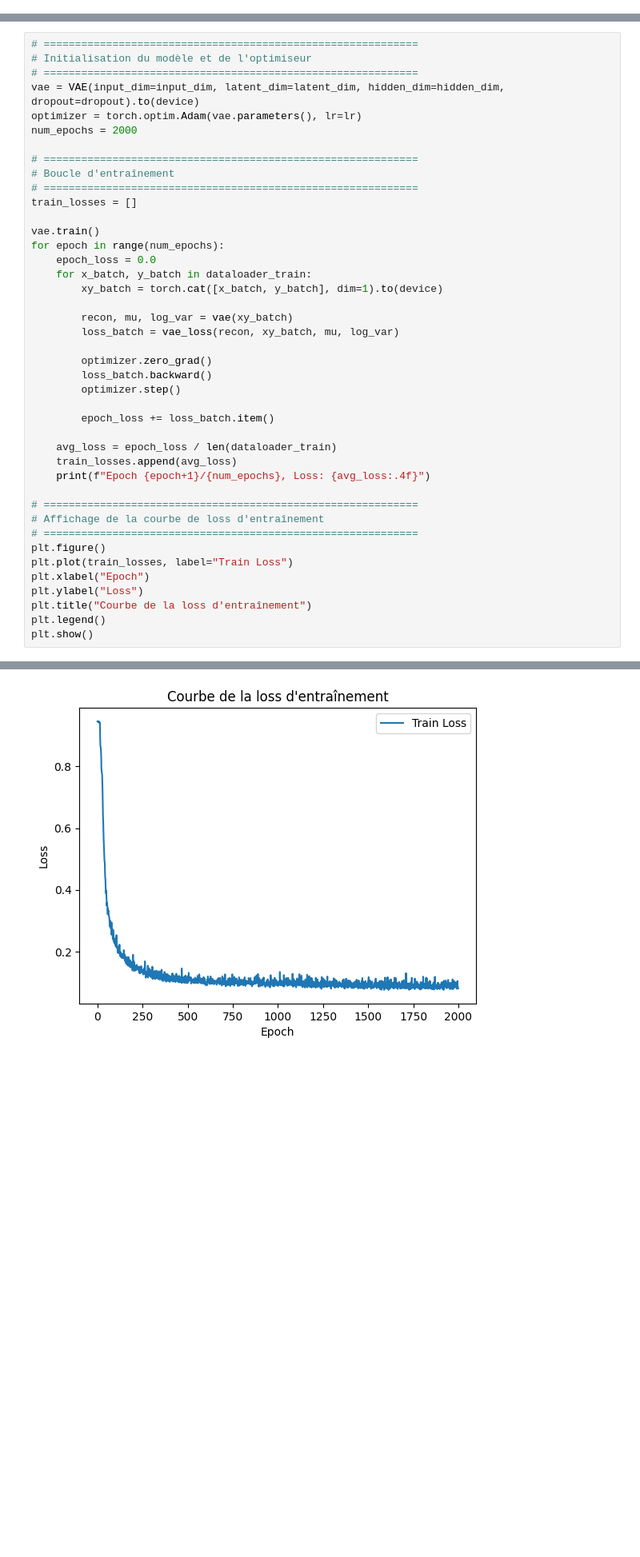
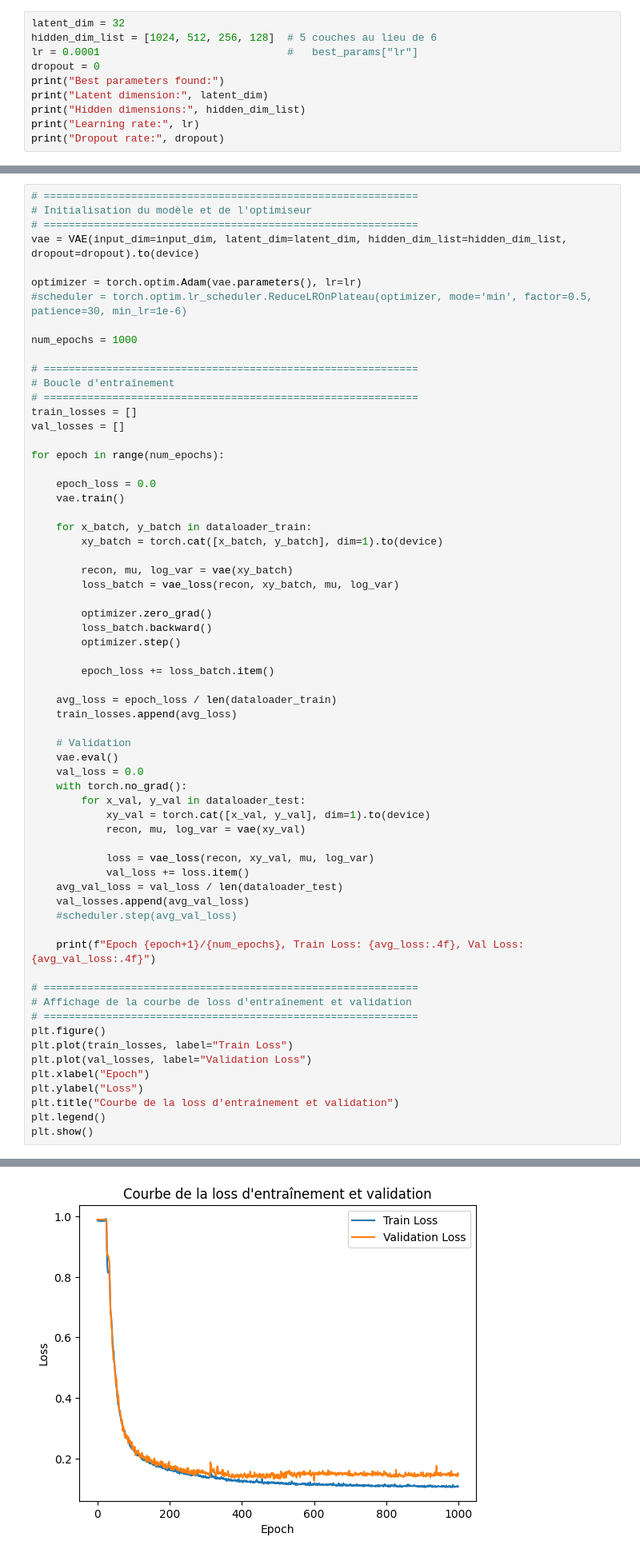
Before and after one commit to gabriel-legros-ensta/C2N, a Jupyter notebook: VAE/vae_modeling.ipynb, the cells around one changed output, grey strips where cells are left out. Shown at 80% size. Saved outputs shown, nothing was run; the diff lists cells and outputs as text; blank space fills up the shorter version.

Commit message:
update : deeper_VAE, MSE_loss, 1000_epochs

```diff
--- a/VAE/vae_modeling.ipynb
+++ b/VAE/vae_modeling.ipynb
@@ -31 +57,11 @@ Learning rate: 0.0003456154007533232
 Dropout rate: 0.00897690749507634
+# %%
+latent_dim = 32
+hidden_dim_list = [1024, 512, 256, 128]  # 5 couches au lieu de 6
+lr = 0.0001                              #   best_params["lr"]
+dropout = 0
+print("Best parameters found:")
+print("Latent dimension:", latent_dim)
+print("Hidden dimensions:", hidden_dim_list)
+print("Learning rate:", lr)
+print("Dropout rate:", dropout)
@@ -77,18 +149,24 @@ Using device: cuda
 # ============================================================
 # Initialisation du modèle et de l'optimiseur
 # ============================================================
-vae = VAE(input_dim=input_dim, latent_dim=latent_dim, hidden_dim=hidden_dim, dropout=dropout).to(device)
+vae = VAE(input_dim=input_dim, latent_dim=latent_dim, hidden_dim_list=hidden_dim_list, dropout=dropout).to(device)
+
 optimizer = torch.optim.Adam(vae.parameters(), lr=lr)
-num_epochs = 2000
+#scheduler = torch.optim.lr_scheduler.ReduceLROnPlateau(optimizer, mode='min', factor=0.5, patience=30, min_lr=1e-6)
+
+num_epochs = 1000
 
 # ============================================================
 # Boucle d'entraînement
 # ============================================================
 train_losses = []
+val_losses = []
 
-vae.train()
 for epoch in range(num_epochs):
+
     epoch_loss = 0.0
+    vae.train()
+
     for x_batch, y_batch in dataloader_train:
         xy_batch = torch.cat([x_batch, y_batch], dim=1).to(device)
 
@@ -103,16 +181,32 @@ for epoch in range(num_epochs):
 
     avg_loss = epoch_loss / len(dataloader_train)
     train_losses.append(avg_loss)
-    print(f"Epoch {epoch+1}/{num_epochs}, Loss: {avg_loss:.4f}")
+
+    # Validation
+    vae.eval()
+    val_loss = 0.0
+    with torch.no_grad():
+        for x_val, y_val in dataloader_test:
+            xy_val = torch.cat([x_val, y_val], dim=1).to(device)
+            recon, mu, log_var = vae(xy_val)
+
+            loss = vae_loss(recon, xy_val, mu, log_var)
+            val_loss += loss.item()
+    avg_val_loss = val_loss / len(dataloader_test)
+    val_losses.append(avg_val_loss)
+    #scheduler.step(avg_val_loss)
+
+    print(f"Epoch {epoch+1}/{num_epochs}, Train Loss: {avg_loss:.4f}, Val Loss: {avg_val_loss:.4f}")
 
 # ============================================================
-# Affichage de la courbe de loss d'entraînement
+# Affichage de la courbe de loss d'entraînement et validation
 # ============================================================
 plt.figure()
 plt.plot(train_losses, label="Train Loss")
+plt.plot(val_losses, label="Validation Loss")
 plt.xlabel("Epoch")
 plt.ylabel("Loss")
-plt.title("Courbe de la loss d'entraînement")
+plt.title("Courbe de la loss d'entraînement et validation")
 plt.legend()
 plt.show()
 # %% [output]
@@ -136 +230 @@ Epoch 2000/2000, Loss: 0.0805
-[figure, old version]
+[figure, new version]
```
Also changed, not shown: parts of 15 cells of this notebook, 9 other files.
